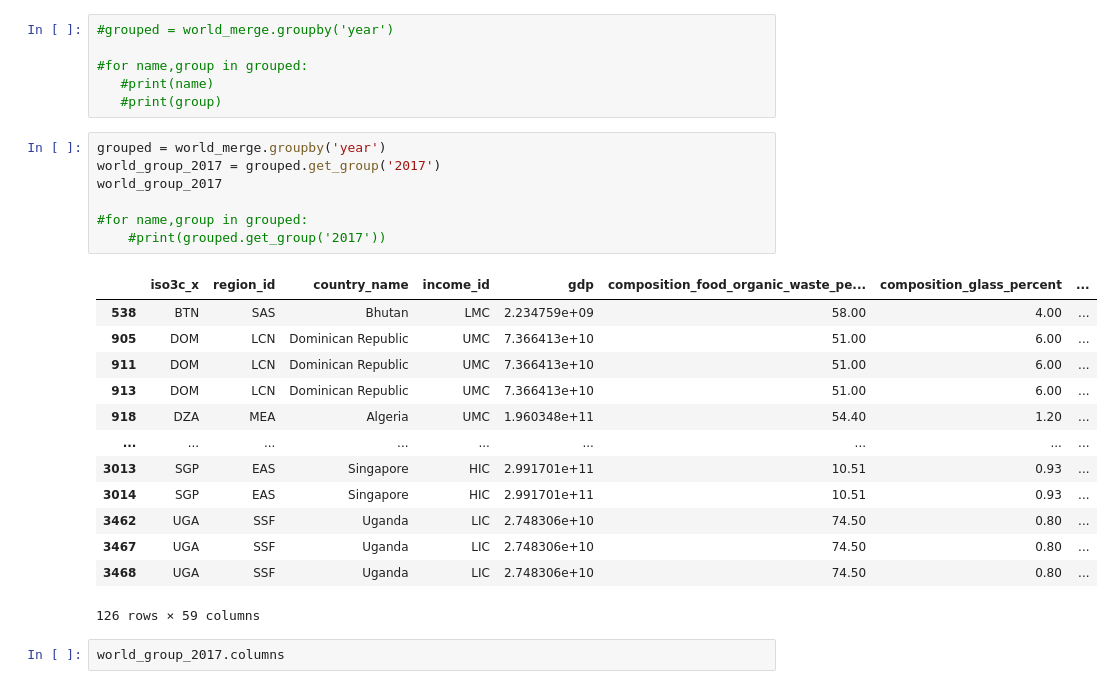
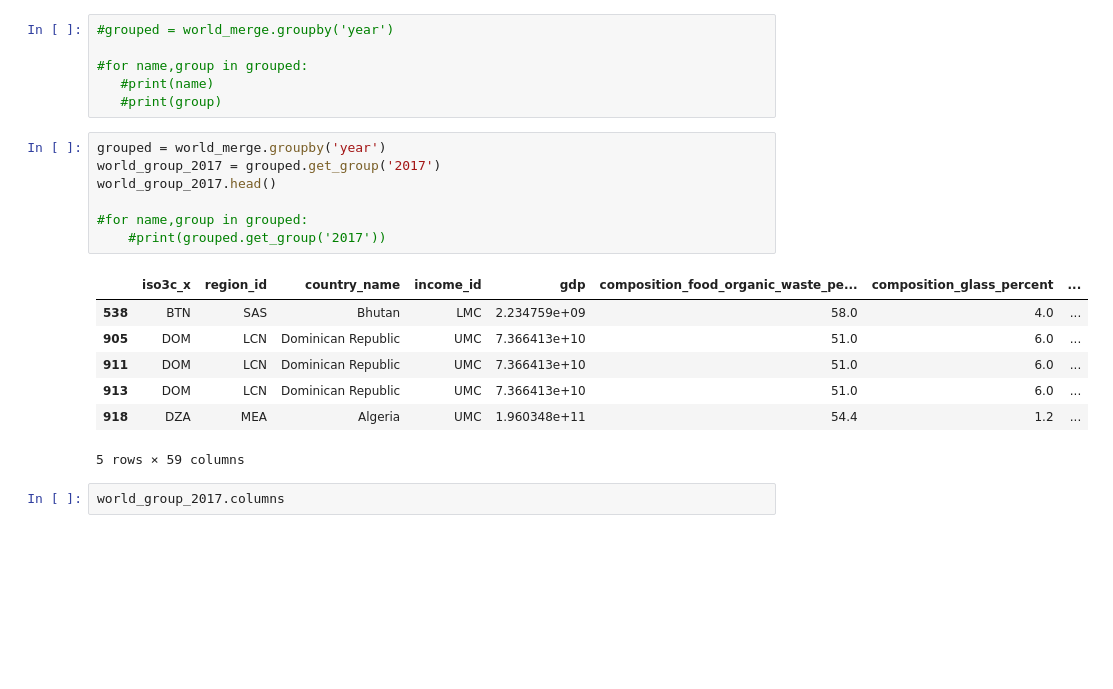
Before and after one commit to ShilpaMuralidhar/WasteManagement, a Jupyter notebook: Data_Science/Data cleaning.ipynb, the cells around one changed output. Drawn from its saved outputs; the diff is of its cells as text; blank space fills up the shorter version.

```diff
--- a/Data_Science/Data cleaning.ipynb
+++ b/Data_Science/Data cleaning.ipynb
@@ -169,24 +172,18 @@ Index(['iso3c_x', 'region_id_x', 'country_name', 'income_id_x', 'city_name',
 # %%
 grouped = world_merge.groupby('year')
 world_group_2017 = grouped.get_group('2017')
-world_group_2017
+world_group_2017.head()
 
 #for name,group in grouped:
     #print(grouped.get_group('2017'))
 # %% [output]
 |  | iso3c_x | region_id | country_name | income_id | gdp | composition_food_organic_waste_pe... | composition_glass_percent | ... |
-| 538 | BTN | SAS | Bhutan | LMC | 2.234759e+09 | 58.00 | 4.00 | ... |
-| 905 | DOM | LCN | Dominican Republic | UMC | 7.366413e+10 | 51.00 | 6.00 | ... |
-| 911 | DOM | LCN | Dominican Republic | UMC | 7.366413e+10 | 51.00 | 6.00 | ... |
-| 913 | DOM | LCN | Dominican Republic | UMC | 7.366413e+10 | 51.00 | 6.00 | ... |
-| 918 | DZA | MEA | Algeria | UMC | 1.960348e+11 | 54.40 | 1.20 | ... |
-| ... | ... | ... | ... | ... | ... | ... | ... | ... |
-| 3013 | SGP | EAS | Singapore | HIC | 2.991701e+11 | 10.51 | 0.93 | ... |
-| 3014 | SGP | EAS | Singapore | HIC | 2.991701e+11 | 10.51 | 0.93 | ... |
-| 3462 | UGA | SSF | Uganda | LIC | 2.748306e+10 | 74.50 | 0.80 | ... |
-| 3467 | UGA | SSF | Uganda | LIC | 2.748306e+10 | 74.50 | 0.80 | ... |
-| 3468 | UGA | SSF | Uganda | LIC | 2.748306e+10 | 74.50 | 0.80 | ... |
+| 538 | BTN | SAS | Bhutan | LMC | 2.234759e+09 | 58.0 | 4.0 | ... |
+| 905 | DOM | LCN | Dominican Republic | UMC | 7.366413e+10 | 51.0 | 6.0 | ... |
+| 911 | DOM | LCN | Dominican Republic | UMC | 7.366413e+10 | 51.0 | 6.0 | ... |
+| 913 | DOM | LCN | Dominican Republic | UMC | 7.366413e+10 | 51.0 | 6.0 | ... |
+| 918 | DZA | MEA | Algeria | UMC | 1.960348e+11 | 54.4 | 1.2 | ... |
-126 rows × 59 columns
+5 rows × 59 columns
 # %%
 world_group_2017.columns
 # %% [output]
```
Also changed, not shown: parts of 11 cells of this notebook.
